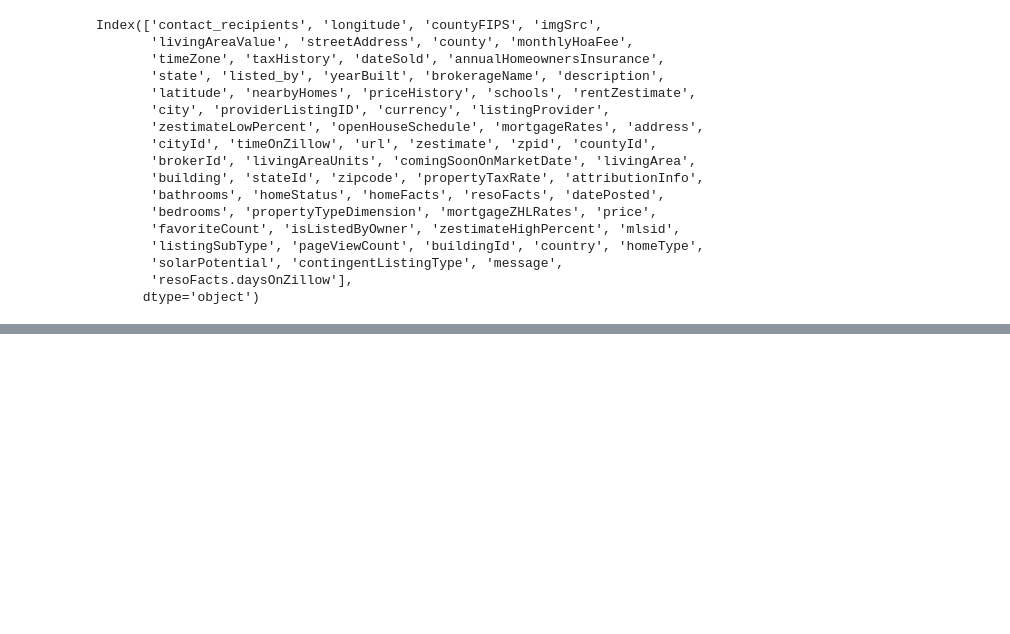
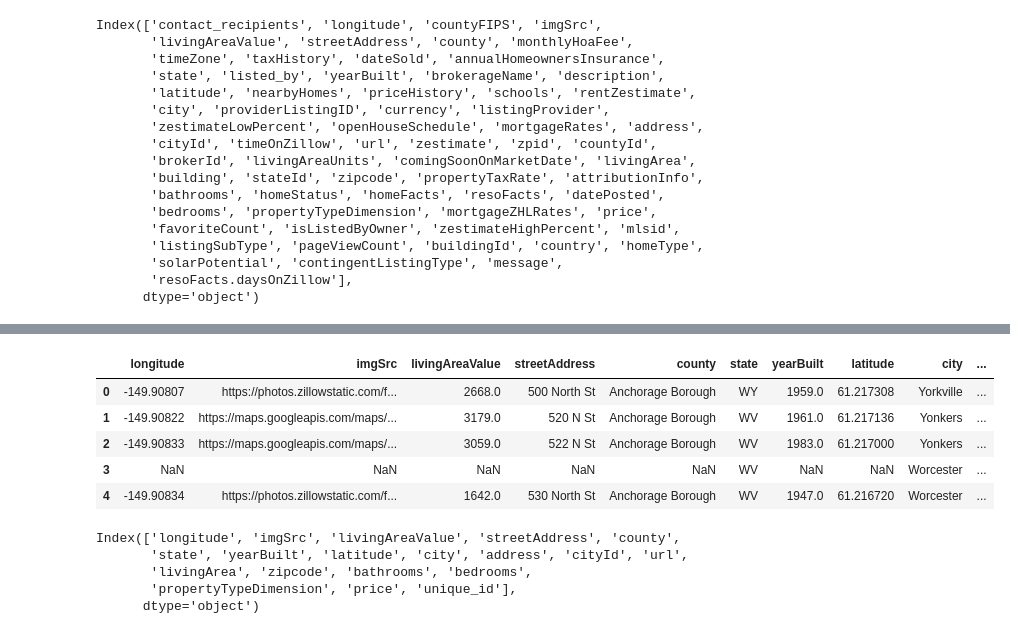
Before and after one commit to lingyundai/MyFirstDoor, a Jupyter notebook: housing.ipynb, the cells around one changed output, grey strips where cells are left out. Drawn from its saved outputs; the diff is of its cells as text; code cells hidden in the pictures; blank space fills up the shorter version.

```diff
--- a/housing.ipynb
+++ b/housing.ipynb
@@ -311,0 +553,6 @@ Index(['contact_recipients', 'longitude', 'countyFIPS', 'imgSrc',
+# %%
+# read the data from the excel file
+main_df = read_excel_from_onedrive('Zillow.com House Price Prediction Data.xlsx')
+# add unique identifier column
+main_df['unique_id'] = main_df.index + 1
+main_df.head()
@@ -311,0 +567,28 @@ Index(['contact_recipients', 'longitude', 'countyFIPS', 'imgSrc',
+# %%
+# columns to drop
+columns_to_drop = [
+    'contact_recipients', 'countyFIPS','monthlyHoaFee','timeZone', 'taxHistory', 'dateSold',
+    'annualHomeownersInsurance', 'listed_by', 'brokerageName','description','description','priceHistory','schools', 'rentZestimate','providerListingID'
+    'currency','listingProvider','zestimateLowPercent','openHouseSchedule','mortgageRates','timeOnZillow','zestimate','zpid','countyId','brokerId','livingAreaUnits',
+    'comingSoonOnMarketDate','building','stateId','propertyTaxRate','attributionInfo','homeStatus','homeFacts','resoFacts','datePosted','datePosted','mortgageZHLRates',
+    'favoriteCount','isListedByOwner','zestimateHighPercent','mlsid','listingSubType','pageViewCount','buildingId','homeType','solarPotential','contingentListingType',
+    'message','resoFacts.daysOnZillow','country','providerListingID', 'currency'
+]
+# %%
+df = main_df.drop(columns=columns_to_drop, errors='ignore')
+df.head()
+# %% [output]
+|  | longitude | imgSrc | livingAreaValue | streetAddress | county | state | yearBuilt | latitude | city | ... |
+| 0 | -149.90807 | https://photos.zillowstatic.com/f... | 2668.0 | 500 North St | Anchorage Borough | WY | 1959.0 | 61.217308 | Yorkville | ... |
+| 1 | -149.90822 | https://maps.googleapis.com/maps/... | 3179.0 | 520 N St | Anchorage Borough | WV | 1961.0 | 61.217136 | Yonkers | ... |
+| 2 | -149.90833 | https://maps.googleapis.com/maps/... | 3059.0 | 522 N St | Anchorage Borough | WV | 1983.0 | 61.217000 | Yonkers | ... |
+| 3 | NaN | NaN | NaN | NaN | NaN | WV | NaN | NaN | Worcester | ... |
+| 4 | -149.90834 | https://photos.zillowstatic.com/f... | 1642.0 | 530 North St | Anchorage Borough | WV | 1947.0 | 61.216720 | Worcester | ... |
+# %%
+print(df.columns)
+# %% [output]
+Index(['longitude', 'imgSrc', 'livingAreaValue', 'streetAddress', 'county',
+       'state', 'yearBuilt', 'latitude', 'city', 'address', 'cityId', 'url',
+       'livingArea', 'zipcode', 'bathrooms', 'bedrooms',
+       'propertyTypeDimension', 'price', 'unique_id'],
+      dtype='object')
```
Also changed, not shown: parts of 49 cells of this notebook, 2 other files.
